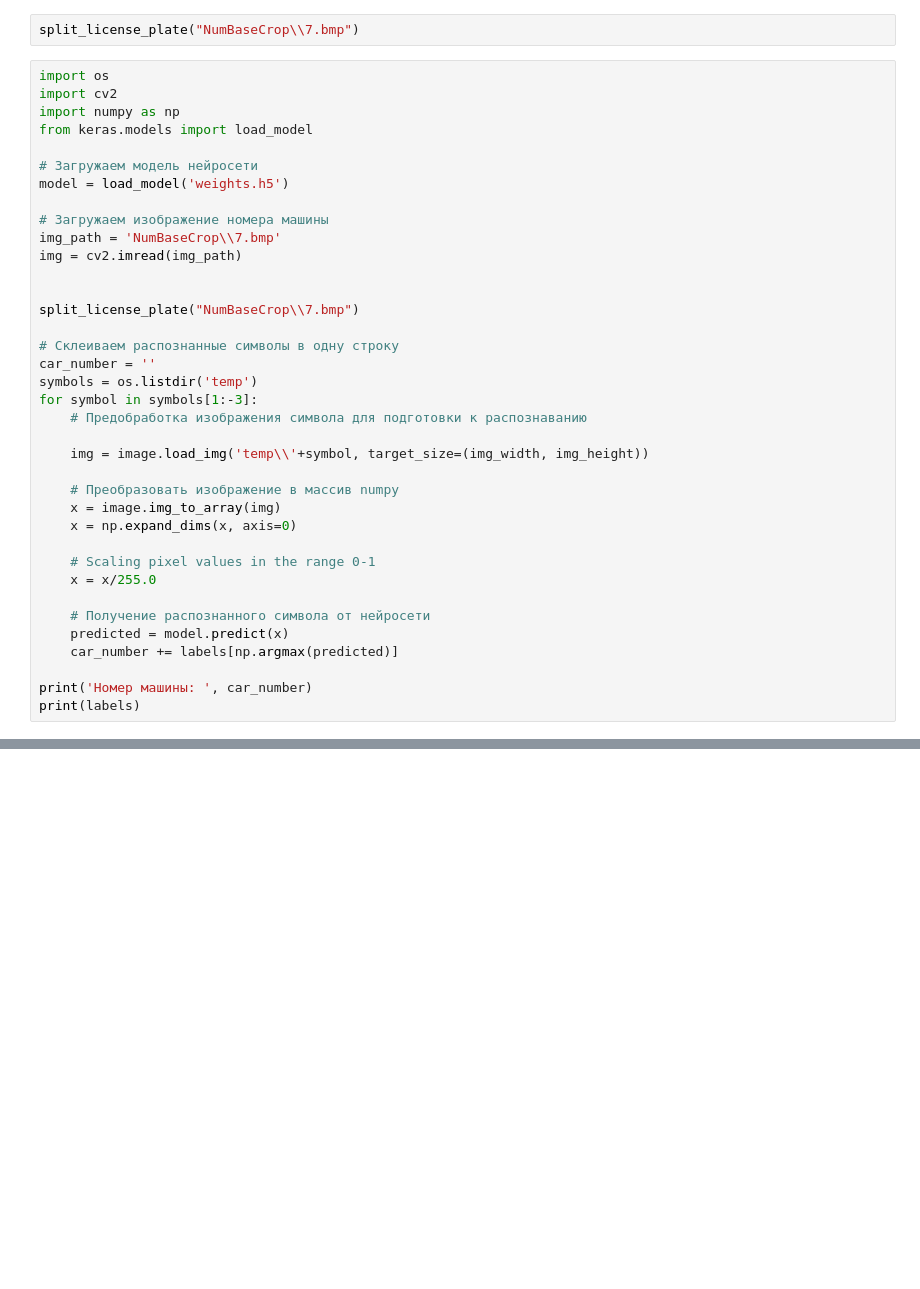
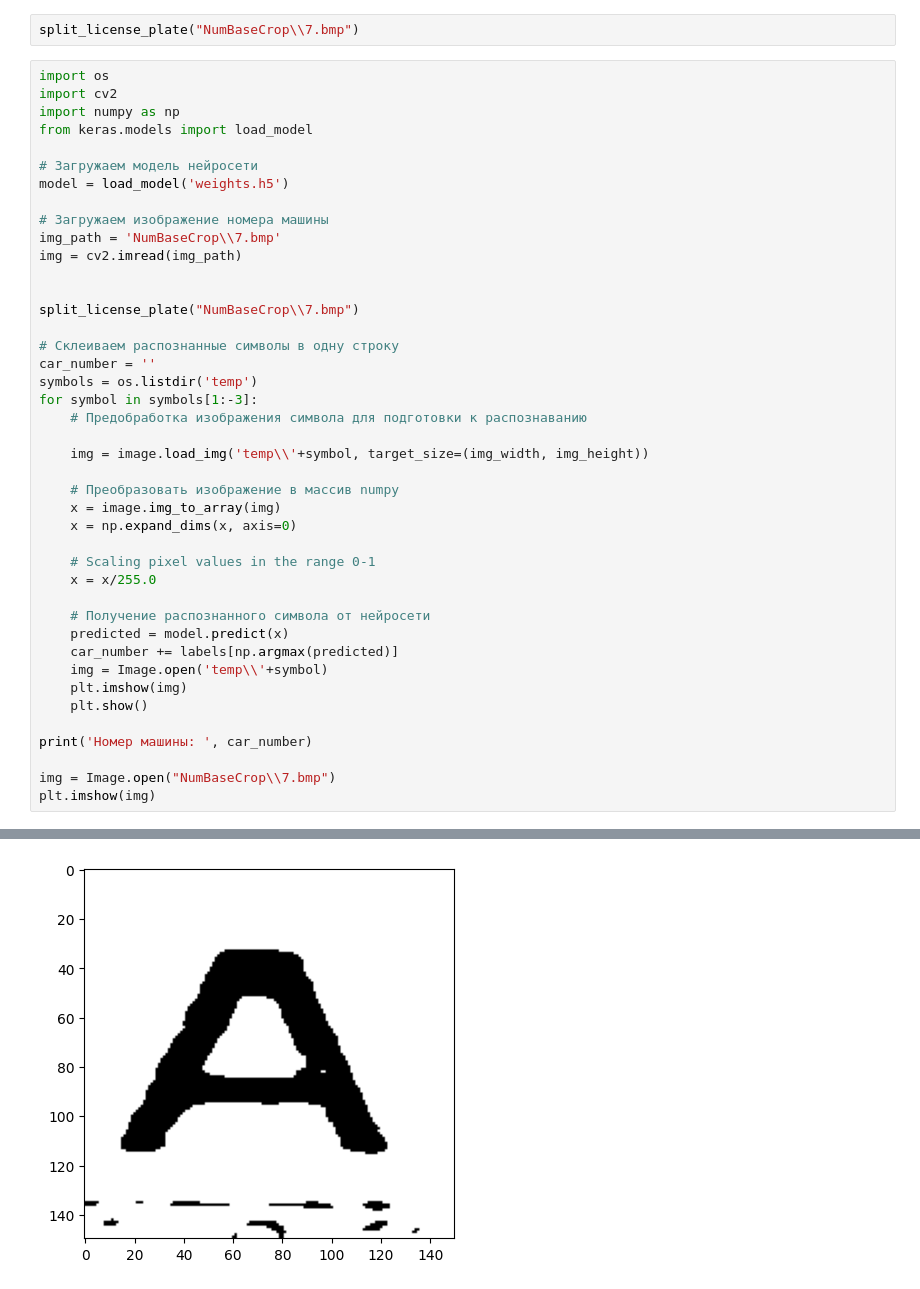
Before and after one commit to kopch02/semestr6, a Jupyter notebook: ML/semestrov/main.ipynb, the cells around one changed output, grey strips where cells are left out. Saved outputs shown, nothing was run; the diff lists cells and outputs as text; blank space fills up the shorter version.

```diff
--- a/ML/semestrov/main.ipynb
+++ b/ML/semestrov/main.ipynb
@@ -245,7 +253,12 @@ for symbol in symbols[1:-3]:
     # Получение распознанного символа от нейросети
     predicted = model.predict(x)
     car_number += labels[np.argmax(predicted)]
+    img = Image.open('temp\\'+symbol)
+    plt.imshow(img)
+    plt.show()
 
 print('Номер машины: ', car_number)
-print(labels)
+
+img = Image.open("NumBaseCrop\\7.bmp")
+plt.imshow(img)
 # %% [output]
@@ -259,0 +266 @@ print(labels)
+[figure, added]
```
Also changed, not shown: parts of 3 cells of this notebook.
